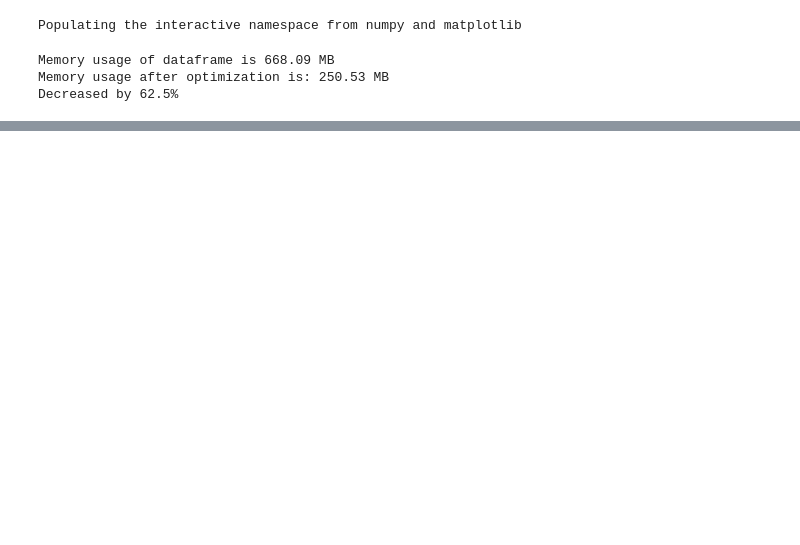
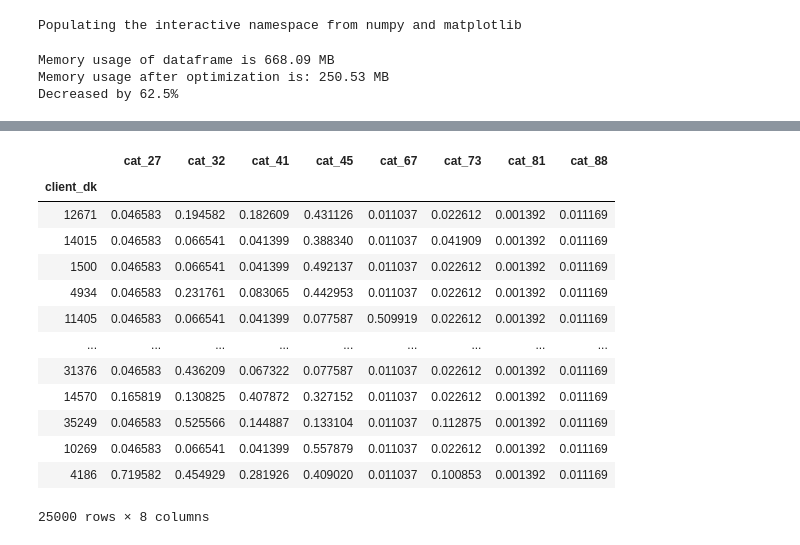
Before and after one commit to poteminr/ai_academy20hack, a Jupyter notebook: s3.14.ipynb, the cells around one changed output, grey strips where cells are left out. Cells and saved outputs as stored; diff of their text form; code cells hidden in the pictures; blank space fills up the shorter version.

```diff
--- a/s3.14.ipynb
+++ b/s3.14.ipynb
@@ -77,0 +202,4 @@ pd.DataFrame(ds)
+# %%
+submission = pd.DataFrame(data=np.zeros((25000,8)),columns=y_train.columns[1:],index=test_id['client_dk'].values)
+submission.index.name = 'client_dk'
+submission = submission.reset_index()
@@ -77,0 +210,6 @@ pd.DataFrame(ds)
+# %%
+sub = pd.DataFrame(submission['client_dk']).merge(preddd, on='client_dk')
+# %%
+sub = sub.set_index('client_dk')
+# %%
+sub = sub.add_prefix("cat_")
@@ -77,0 +245,17 @@ pd.DataFrame(ds)
+# %%
+sub
+# %% [output]
+|  | cat_27 | cat_32 | cat_41 | cat_45 | cat_67 | cat_73 | cat_81 | cat_88 |
+| client_dk |  |  |  |  |  |  |  |  |
+| 12671 | 0.046583 | 0.194582 | 0.182609 | 0.431126 | 0.011037 | 0.022612 | 0.001392 | 0.011169 |
+| 14015 | 0.046583 | 0.066541 | 0.041399 | 0.388340 | 0.011037 | 0.041909 | 0.001392 | 0.011169 |
+| 1500 | 0.046583 | 0.066541 | 0.041399 | 0.492137 | 0.011037 | 0.022612 | 0.001392 | 0.011169 |
+| 4934 | 0.046583 | 0.231761 | 0.083065 | 0.442953 | 0.011037 | 0.022612 | 0.001392 | 0.011169 |
+| 11405 | 0.046583 | 0.066541 | 0.041399 | 0.077587 | 0.509919 | 0.022612 | 0.001392 | 0.011169 |
+| ... | ... | ... | ... | ... | ... | ... | ... | ... |
+| 31376 | 0.046583 | 0.436209 | 0.067322 | 0.077587 | 0.011037 | 0.022612 | 0.001392 | 0.011169 |
+| 14570 | 0.165819 | 0.130825 | 0.407872 | 0.327152 | 0.011037 | 0.022612 | 0.001392 | 0.011169 |
+| 35249 | 0.046583 | 0.525566 | 0.144887 | 0.133104 | 0.011037 | 0.112875 | 0.001392 | 0.011169 |
+| 10269 | 0.046583 | 0.066541 | 0.041399 | 0.557879 | 0.011037 | 0.022612 | 0.001392 | 0.011169 |
+| 4186 | 0.719582 | 0.454929 | 0.281926 | 0.409020 | 0.011037 | 0.100853 | 0.001392 | 0.011169 |
+25000 rows × 8 columns
```
Also changed, not shown: parts of 31 cells of this notebook.
